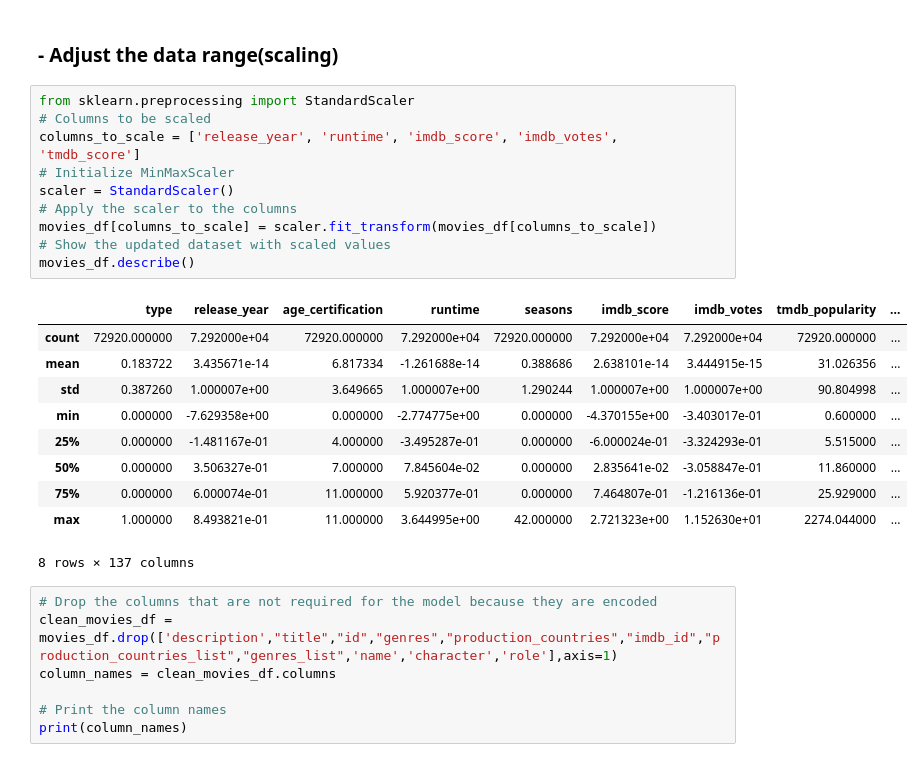
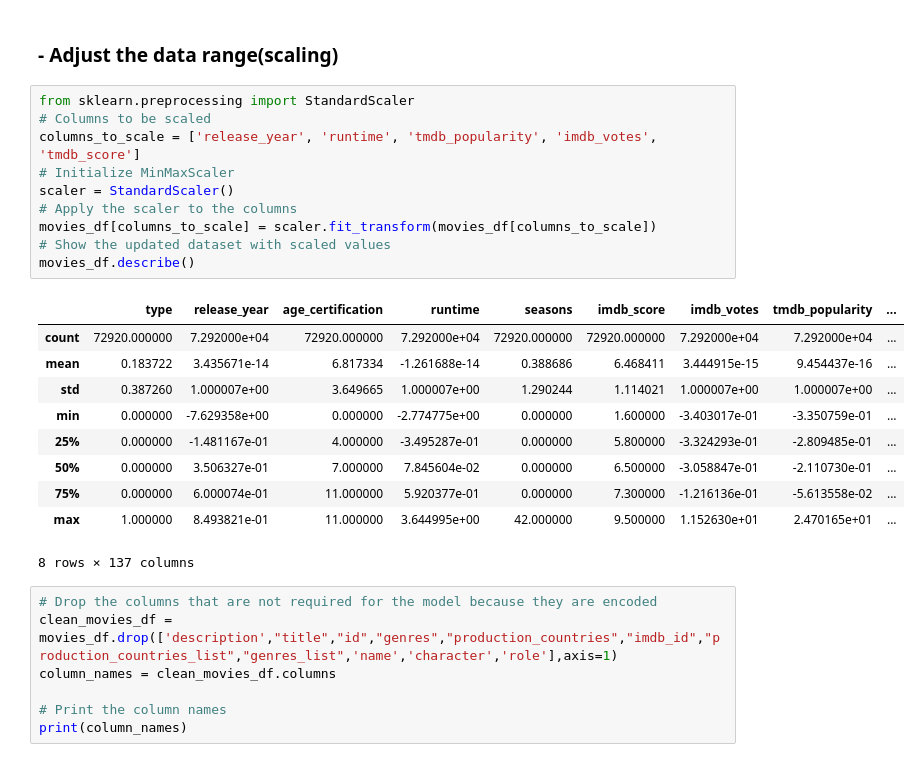
Before and after one commit to supercarryleoliao/EODP-Project-2, a Jupyter notebook: movie_analysis(2).ipynb, the cells around one changed output. Saved outputs shown, nothing was run; the diff lists cells and outputs as text.

```diff
--- a/movie_analysis(2).ipynb
+++ b/movie_analysis(2).ipynb
@@ -392,23 +438,23 @@ movies_df.head()
 # %%
 from sklearn.preprocessing import StandardScaler
 # Columns to be scaled
-columns_to_scale = ['release_year', 'runtime', 'imdb_score', 'imdb_votes', 'tmdb_score']
+columns_to_scale = ['release_year', 'runtime', 'tmdb_popularity', 'imdb_votes', 'tmdb_score']
 # Initialize MinMaxScaler
 scaler = StandardScaler()
 # Apply the scaler to the columns
 movies_df[columns_to_scale] = scaler.fit_transform(movies_df[columns_to_scale])
 # Show the updated dataset with scaled values
 movies_df.describe()
 # %% [output]
 |  | type | release_year | age_certification | runtime | seasons | imdb_score | imdb_votes | tmdb_popularity | ... |
-| count | 72920.000000 | 7.292000e+04 | 72920.000000 | 7.292000e+04 | 72920.000000 | 7.292000e+04 | 7.292000e+04 | 72920.000000 | ... |
-| mean | 0.183722 | 3.435671e-14 | 6.817334 | -1.261688e-14 | 0.388686 | 2.638101e-14 | 3.444915e-15 | 31.026356 | ... |
-| std | 0.387260 | 1.000007e+00 | 3.649665 | 1.000007e+00 | 1.290244 | 1.000007e+00 | 1.000007e+00 | 90.804998 | ... |
-| min | 0.000000 | -7.629358e+00 | 0.000000 | -2.774775e+00 | 0.000000 | -4.370155e+00 | -3.403017e-01 | 0.600000 | ... |
-| 25% | 0.000000 | -1.481167e-01 | 4.000000 | -3.495287e-01 | 0.000000 | -6.000024e-01 | -3.324293e-01 | 5.515000 | ... |
-| 50% | 0.000000 | 3.506327e-01 | 7.000000 | 7.845604e-02 | 0.000000 | 2.835641e-02 | -3.058847e-01 | 11.860000 | ... |
-| 75% | 0.000000 | 6.000074e-01 | 11.000000 | 5.920377e-01 | 0.000000 | 7.464807e-01 | -1.216136e-01 | 25.929000 | ... |
-| max | 1.000000 | 8.493821e-01 | 11.000000 | 3.644995e+00 | 42.000000 | 2.721323e+00 | 1.152630e+01 | 2274.044000 | ... |
+| count | 72920.000000 | 7.292000e+04 | 72920.000000 | 7.292000e+04 | 72920.000000 | 72920.000000 | 7.292000e+04 | 7.292000e+04 | ... |
+| mean | 0.183722 | 3.435671e-14 | 6.817334 | -1.261688e-14 | 0.388686 | 6.468411 | 3.444915e-15 | 9.454437e-16 | ... |
+| std | 0.387260 | 1.000007e+00 | 3.649665 | 1.000007e+00 | 1.290244 | 1.114021 | 1.000007e+00 | 1.000007e+00 | ... |
+| min | 0.000000 | -7.629358e+00 | 0.000000 | -2.774775e+00 | 0.000000 | 1.600000 | -3.403017e-01 | -3.350759e-01 | ... |
+| 25% | 0.000000 | -1.481167e-01 | 4.000000 | -3.495287e-01 | 0.000000 | 5.800000 | -3.324293e-01 | -2.809485e-01 | ... |
+| 50% | 0.000000 | 3.506327e-01 | 7.000000 | 7.845604e-02 | 0.000000 | 6.500000 | -3.058847e-01 | -2.110730e-01 | ... |
+| 75% | 0.000000 | 6.000074e-01 | 11.000000 | 5.920377e-01 | 0.000000 | 7.300000 | -1.216136e-01 | -5.613558e-02 | ... |
+| max | 1.000000 | 8.493821e-01 | 11.000000 | 3.644995e+00 | 42.000000 | 9.500000 | 1.152630e+01 | 2.470165e+01 | ... |
 8 rows × 137 columns
 # %%
 # Drop the columns that are not required for the model because they are encoded
```
Also changed, not shown: parts of 27 cells of this notebook, 6 other files.
